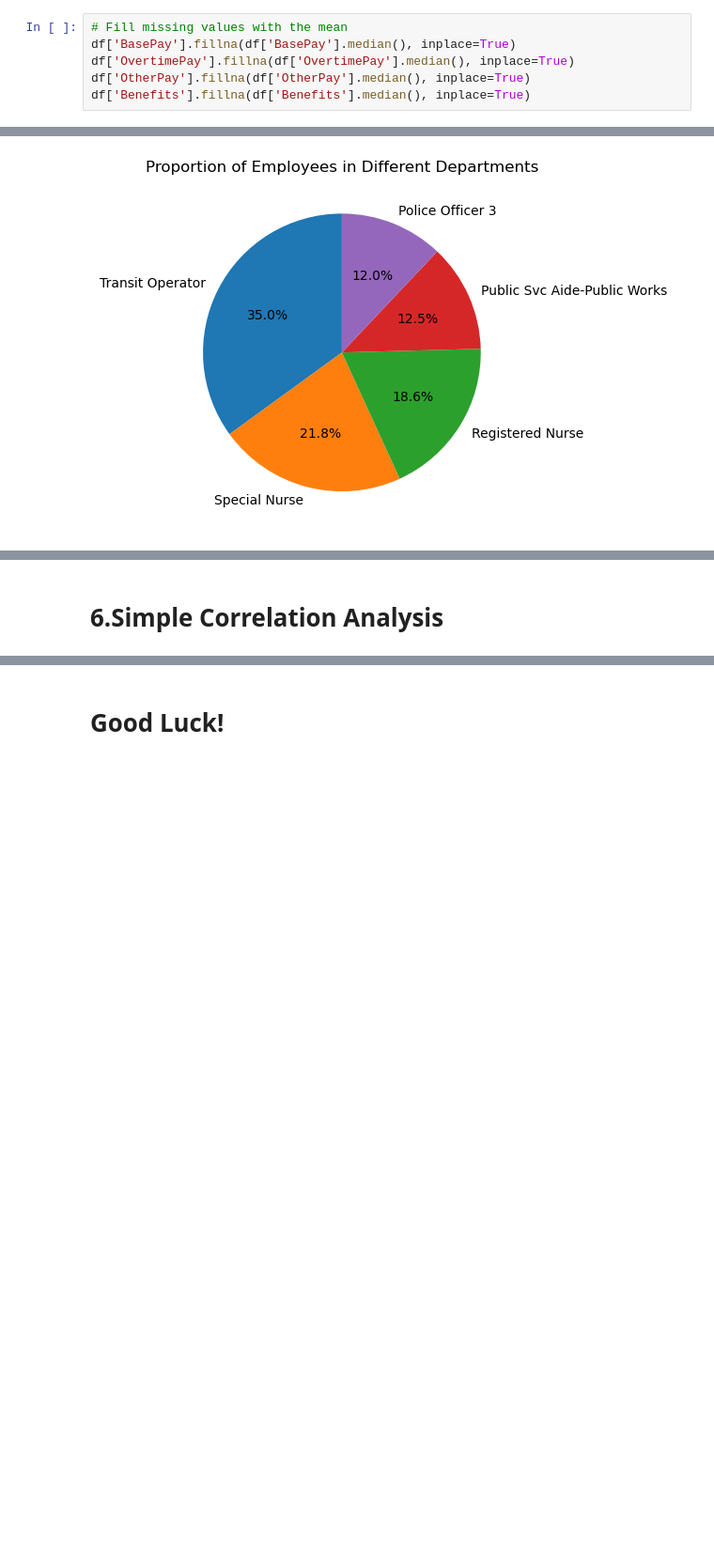
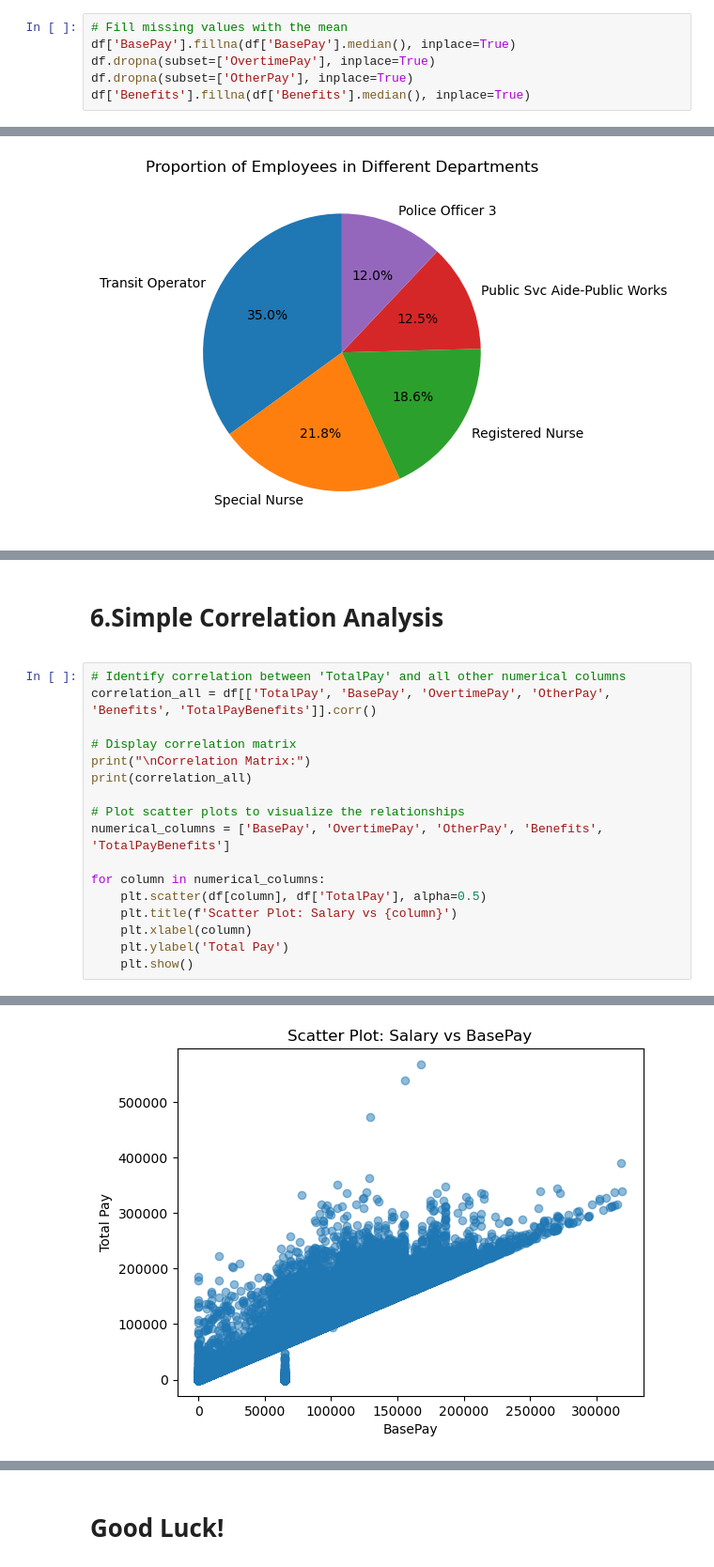
Before and after one commit to RamiRafee/ShAI_BootCamp, a Jupyter notebook: Task0/ShAI_BootCamp_Assignment.ipynb, the cells around one changed output, grey strips where cells are left out. Shown: that part at 94% size. Cells and saved outputs as stored; diff of their text form; blank space fills up the shorter version.

```diff
--- a/Task0/ShAI_BootCamp_Assignment.ipynb
+++ b/Task0/ShAI_BootCamp_Assignment.ipynb
@@ -139,8 +143,8 @@ plt.show()
 # %%
 # Fill missing values with the mean
 df['BasePay'].fillna(df['BasePay'].median(), inplace=True)
-df['OvertimePay'].fillna(df['OvertimePay'].median(), inplace=True)
-df['OtherPay'].fillna(df['OtherPay'].median(), inplace=True)
+df.dropna(subset=['OvertimePay'], inplace=True)
+df.dropna(subset=['OtherPay'], inplace=True)
 df['Benefits'].fillna(df['Benefits'].median(), inplace=True)
 # %%
 # Check for missing values in each column
@@ -210,2 +216,21 @@ Name: TotalPay, Length: 2159, dtype: float64
 # %% [markdown]
 # 6.Simple Correlation Analysis
+<a id='6'></a>
+# %%
+# Identify correlation between 'TotalPay' and all other numerical columns
+correlation_all = df[['TotalPay', 'BasePay', 'OvertimePay', 'OtherPay', 'Benefits', 'TotalPayBenefits']].corr()
+
+# Display correlation matrix
+print("\nCorrelation Matrix:")
+print(correlation_all)
+
+# Plot scatter plots to visualize the relationships
+numerical_columns = ['BasePay', 'OvertimePay', 'OtherPay', 'Benefits', 'TotalPayBenefits']
+
+for column in numerical_columns:
+    plt.scatter(df[column], df['TotalPay'], alpha=0.5)
+    plt.title(f'Scatter Plot: Salary vs {column}')
+    plt.xlabel(column)
+    plt.ylabel('Total Pay')
+    plt.show()
+# %% [output]
@@ -211,0 +253 @@ Name: TotalPay, Length: 2159, dtype: float64
+[figure, added]
```
Also changed, not shown: parts of 9 cells of this notebook.
